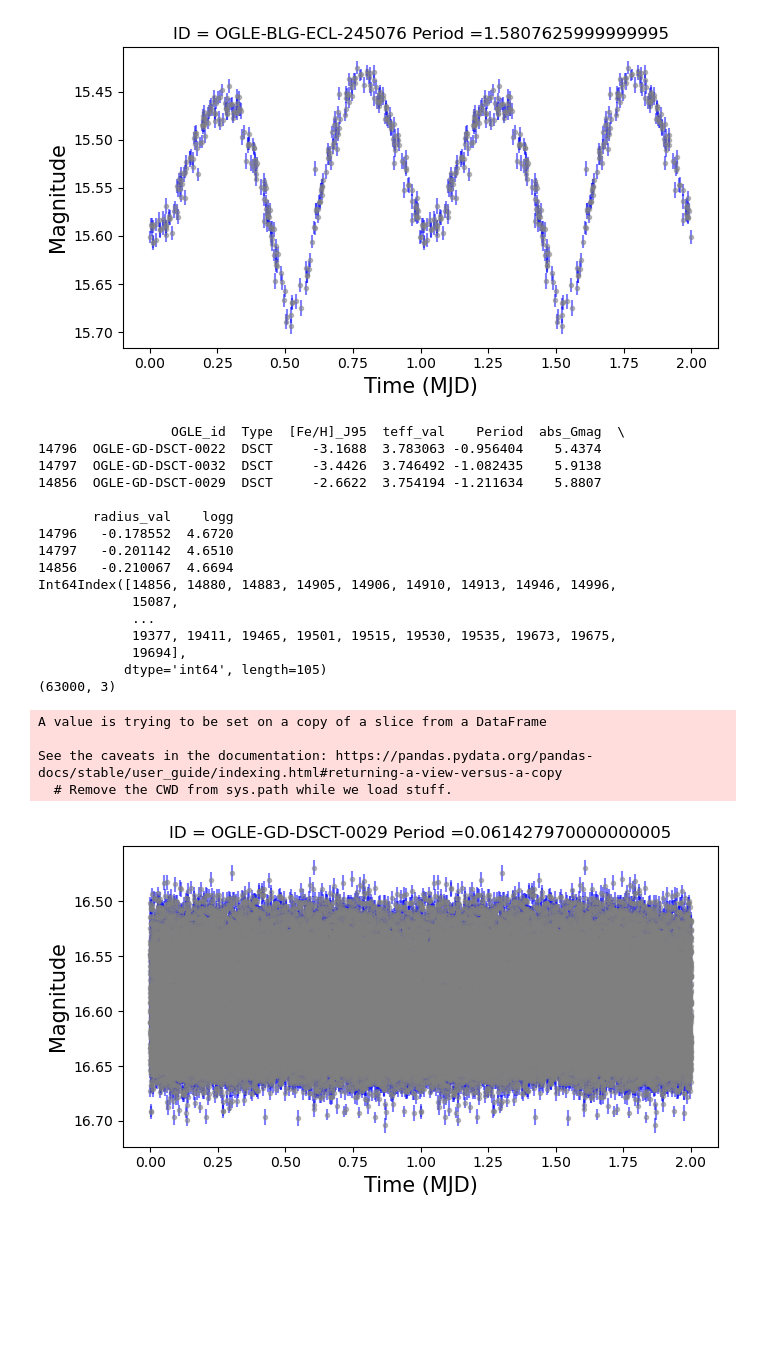
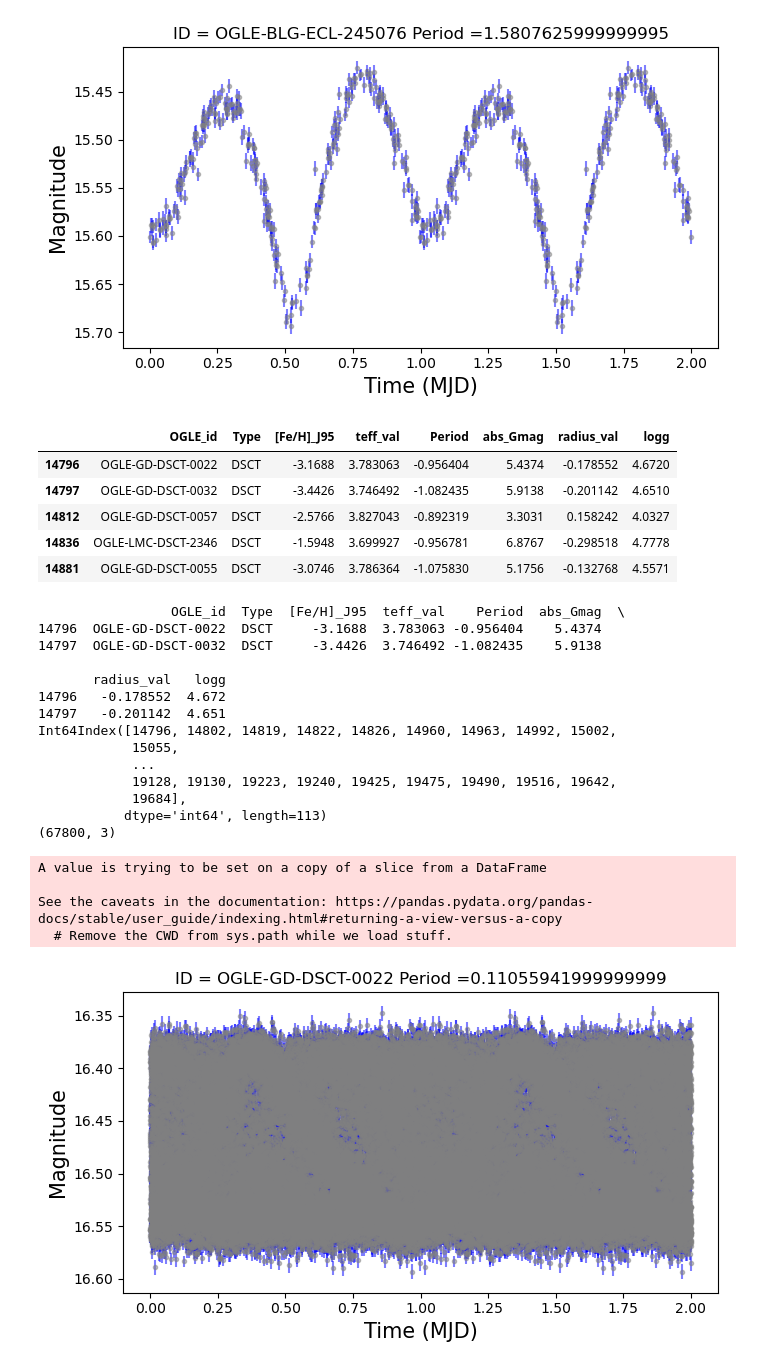
Before and after one commit to frperezgalarce/cnn-pels-vae, a Jupyter notebook: notebooks/15. plot similar real light curves.ipynb, the cells around one changed output. Drawn from its saved outputs; the diff is of its cells as text; code cells hidden in the pictures; blank space fills up the shorter version.

```diff
--- a/notebooks/15. plot similar real light curves.ipynb
+++ b/notebooks/15. plot similar real light curves.ipynb
@@ -277,8 +306,20 @@ See the caveats in the documentation: https://pandas.pydata.org/pandas-docs/stab
 Int64Index([23308], dtype='int64')
 (600, 3)
 [figure]
+# %%
+meta[(meta.Type=='DSCT') &  (meta.Period > np.log10(0.07)) & (meta.Period < np.log10(1))
+        & (meta.teff_val < np.log10(8000)) & (meta.teff_val > np.log10(5000))
+        & (meta['[Fe/H]_J95'] < -1.5) & (meta['[Fe/H]_J95'] > -5)
+        ].drop_duplicates()
+# %% [output]
+|  | OGLE_id | Type | [Fe/H]_J95 | teff_val | Period | abs_Gmag | radius_val | logg |
+| 14796 | OGLE-GD-DSCT-0022 | DSCT | -3.1688 | 3.783063 | -0.956404 | 5.4374 | -0.178552 | 4.6720 |
+| 14797 | OGLE-GD-DSCT-0032 | DSCT | -3.4426 | 3.746492 | -1.082435 | 5.9138 | -0.201142 | 4.6510 |
+| 14812 | OGLE-GD-DSCT-0057 | DSCT | -2.5766 | 3.827043 | -0.892319 | 3.3031 | 0.158242 | 4.0327 |
+| 14836 | OGLE-LMC-DSCT-2346 | DSCT | -1.5948 | 3.699927 | -0.956781 | 6.8767 | -0.298518 | 4.7778 |
+| 14881 | OGLE-GD-DSCT-0055 | DSCT | -3.0746 | 3.786364 | -1.075830 | 5.1756 | -0.132768 | 4.5571 |
 # %%
-print(meta[(meta.Type=='DSCT') &  (meta.Period > np.log10(0.05)) & (meta.Period < np.log10(0.2))
+print(meta[(meta.Type=='DSCT') &  (meta.Period > np.log10(0.07)) & (meta.Period < np.log10(0.5))
         & (meta.teff_val < np.log10(6500)) & (meta.teff_val > np.log10(5500))
         & (meta['[Fe/H]_J95'] < -2.5) & (meta['[Fe/H]_J95'] > -4)
         & (meta.abs_Gmag < 7) & (meta.abs_Gmag > 5)
@@ -286,43 +327,41 @@ print(meta[(meta.Type=='DSCT') &  (meta.Period > np.log10(0.05)) & (meta.Period
          & (meta.logg < 5.0) & (meta.logg > 4.6) ].drop_duplicates())
 
 
-lc, lc_id_to_title = ('OGLE-GD-DSCT-0029.dat', 'OGLE-GD-DSCT-0029')
+lc, lc_id_to_title = ('OGLE-GD-DSCT-0022.dat', 'OGLE-GD-DSCT-0022')
 meta[meta.OGLE_id==lc_id_to_title].drop_duplicates(subset=['OGLE_id'], inplace=True)
 print(meta[meta.OGLE_id==lc_id_to_title].index)
 # Extract time, magnitude, and error
 time = lcs[meta[meta.OGLE_id == lc_id_to_title].index][:,:,0].flatten()
 magnitude = lcs[meta[meta.OGLE_id == lc_id_to_title].index][:,:,1].flatten()
 error = lcs[meta[meta.OGLE_id == lc_id_to_title].index][:,:,2].flatten()
 # Create a DataFrame
 lcu = pd.DataFrame({
     'time': time,
     'magnitude': magnitude,
     'error': error
 })
 
 print(lcu.shape)
 p = np.power(10, meta[meta.OGLE_id==lc_id_to_title].Period.values[0])
 
 plot_single_lc(lcu, cls='LPV', ID='ID = '+lc_id_to_title+' Period ='+str(p))
 # %% [output]
                  OGLE_id  Type  [Fe/H]_J95  teff_val    Period  abs_Gmag  \
 14796  OGLE-GD-DSCT-0022  DSCT     -3.1688  3.783063 -0.956404    5.4374
 14797  OGLE-GD-DSCT-0032  DSCT     -3.4426  3.746492 -1.082435    5.9138
-14856  OGLE-GD-DSCT-0029  DSCT     -2.6622  3.754194 -1.211634    5.8807
 
-       radius_val    logg
-14796   -0.178552  4.6720
-14797   -0.201142  4.6510
-14856   -0.210067  4.6694
-Int64Index([14856, 14880, 14883, 14905, 14906, 14910, 14913, 14946, 14996,
-            15087,
+       radius_val   logg
+14796   -0.178552  4.672
+14797   -0.201142  4.651
+Int64Index([14796, 14802, 14819, 14822, 14826, 14960, 14963, 14992, 15002,
+            15055,
             ...
-            19377, 19411, 19465, 19501, 19515, 19530, 19535, 19673, 19675,
-            19694],
-           dtype='int64', length=105)
-(63000, 3)
+            19128, 19130, 19223, 19240, 19425, 19475, 19490, 19516, 19642,
+            19684],
+           dtype='int64', length=113)
+(67800, 3)
 A value is trying to be set on a copy of a slice from a DataFrame
 
 See the caveats in the documentation: https://pandas.pydata.org/pandas-docs/stable/user_guide/indexing.html#returning-a-view-versus-a-copy
   # Remove the CWD from sys.path while we load stuff.
-[figure, old version]
+[figure, new version]
```
Also changed, not shown: parts of 4 cells of this notebook, 8 other files.
